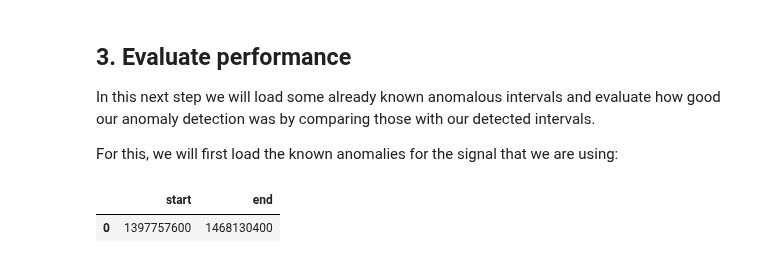
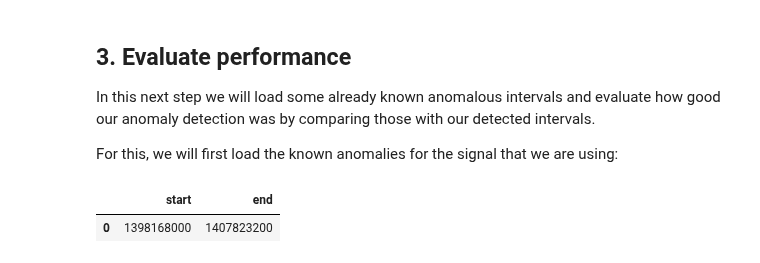
Before and after one commit to sintel-dev/Orion, a Jupyter notebook: tutorials/pipelines/UniTS.ipynb, the cells around one changed output. Cells and saved outputs as stored; diff of their text form; code cells hidden in the pictures.

```diff
--- a/tutorials/pipelines/UniTS.ipynb
+++ b/tutorials/pipelines/UniTS.ipynb
@@ -183,11 +179,11 @@ For this, we will first load the known anomalies for the signal that we are usin
 # %%
 from orion.data import load_anomalies
 
-ground_truth = load_anomalies('D-1')
+ground_truth = load_anomalies('S-1')
 ground_truth
 # %% [output]
 |  | start | end |
-| 0 | 1397757600 | 1468130400 |
+| 0 | 1398168000 | 1407823200 |
 # %%
 anomalies = []
 for ano in context['anomalies']:
```
Also changed, not shown: parts of 9 cells of this notebook.
